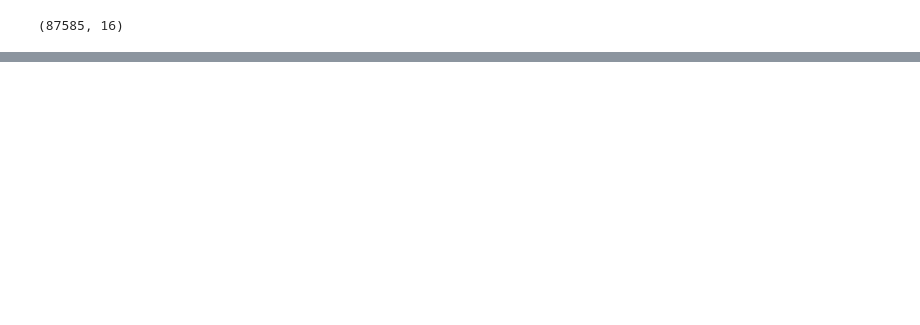
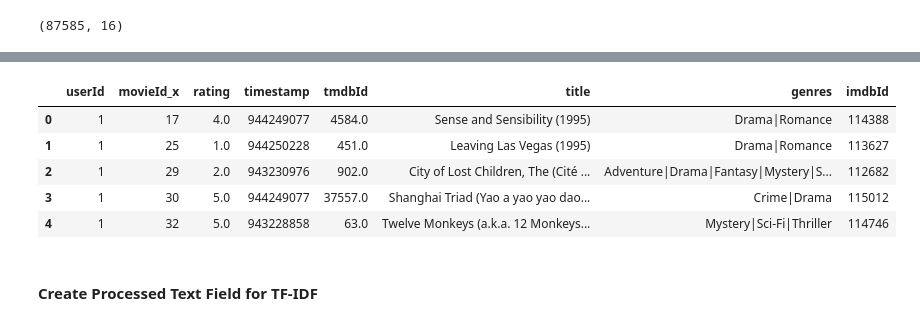
Before and after one commit to scottsiegers/letterboxd-movie-recommender, a Jupyter notebook: notebooks/06_update_data_sources.ipynb, the cells around one changed output, grey strips where cells are left out. Cells and saved outputs as stored; diff of their text form; code cells hidden in the pictures; blank space fills up the shorter version.

```diff
--- a/notebooks/06_update_data_sources.ipynb
+++ b/notebooks/06_update_data_sources.ipynb
@@ -1,7 +1,7 @@
 # %%
 import pandas as pd
 # %%
-ml_movies = pd.read_csv("../data/movielens/ratings.csv")
-ml_movies.shape
+ml_ratings = pd.read_csv("../data/movielens/ratings.csv")
+ml_ratings.head()
 #around 160 reviews per user (I have ~250)
 # %% [output]
@@ -8,0 +14,3 @@ ml_movies.shape
+# %%
+ml_links = pd.read_csv("../data/movielens/links.csv")
+ml_links.head()
@@ -252,0 +281,2 @@ movies_enriched.shape
+# %%
+ml_ratings = pd.merge(ml_ratings, ml_links[["movieId", "tmdbId"]], how="left", on="movieId")
@@ -252,0 +301,11 @@ movies_enriched.shape
+# %%
+ml32M_with_ratings = pd.merge(ml_ratings, ml_movies, on="tmdbId", how="left")
+# %%
+ml32M_with_ratings.head()
+# %% [output]
+|  | userId | movieId_x | rating | timestamp | tmdbId | title | genres | imdbId |
+| 0 | 1 | 17 | 4.0 | 944249077 | 4584.0 | Sense and Sensibility (1995) | Drama|Romance | 114388 |
+| 1 | 1 | 25 | 1.0 | 944250228 | 451.0 | Leaving Las Vegas (1995) | Drama|Romance | 113627 |
+| 2 | 1 | 29 | 2.0 | 943230976 | 902.0 | City of Lost Children, The (Cité ... | Adventure|Drama|Fantasy|Mystery|S... | 112682 |
+| 3 | 1 | 30 | 5.0 | 944249077 | 37557.0 | Shanghai Triad (Yao a yao yao dao... | Crime|Drama | 115012 |
+| 4 | 1 | 32 | 5.0 | 943228858 | 63.0 | Twelve Monkeys (a.k.a. 12 Monkeys... | Mystery|Sci-Fi|Thriller | 114746 |
@@ -252,0 +315,2 @@ movies_enriched.shape
+# %% [markdown]
+#### Create Processed Text Field for TF-IDF
```
Also changed, not shown: parts of 25 cells of this notebook, 1 other file.
